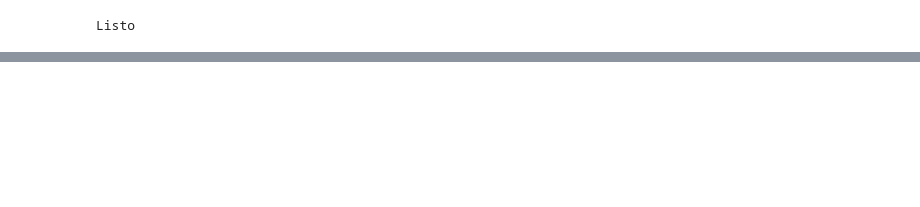
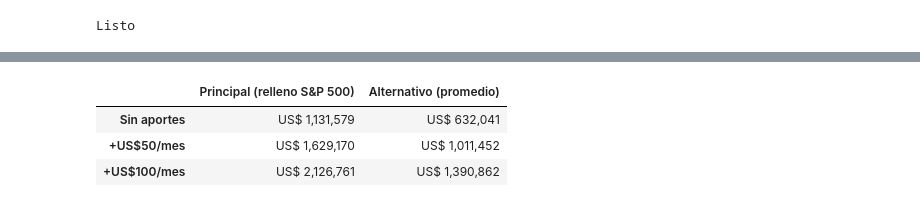
Before and after one commit to Andalejo1109/portafolio-backtest-python, a Jupyter notebook: notebooks/10_ahorrar_vs_invertir_40anios.ipynb, the cells around one changed output, grey strips where cells are left out. Cells and saved outputs as stored; diff of their text form; code cells hidden in the pictures; blank space fills up the shorter version.

```diff
--- a/notebooks/10_ahorrar_vs_invertir_40anios.ipynb
+++ b/notebooks/10_ahorrar_vs_invertir_40anios.ipynb
@@ -329,0 +309,10 @@ Listo
+# %%
+comp = pd.DataFrame({'Principal (relleno S&P 500)': [res['Mi portafolio'].iloc[-1]] + [portafolio_aportes(fill_sp,a)[-1] for a in (50,100)],
+                     'Alternativo (promedio)': [res['Alternativo (promedio)'].iloc[-1]] + [portafolio_aportes(fill_prom,a)[-1] for a in (50,100)]},
+                    index=['Sin aportes','+US$50/mes','+US$100/mes'])
+comp.round(0).astype(int).map('US$ {:,}'.format)
+# %% [output]
+|  | Principal (relleno S&P 500) | Alternativo (promedio) |
+| Sin aportes | US$ 1,131,579 | US$ 632,041 |
+| +US$50/mes | US$ 1,629,170 | US$ 1,011,452 |
+| +US$100/mes | US$ 2,126,761 | US$ 1,390,862 |
```
Also changed, not shown: parts of 13 cells of this notebook.
